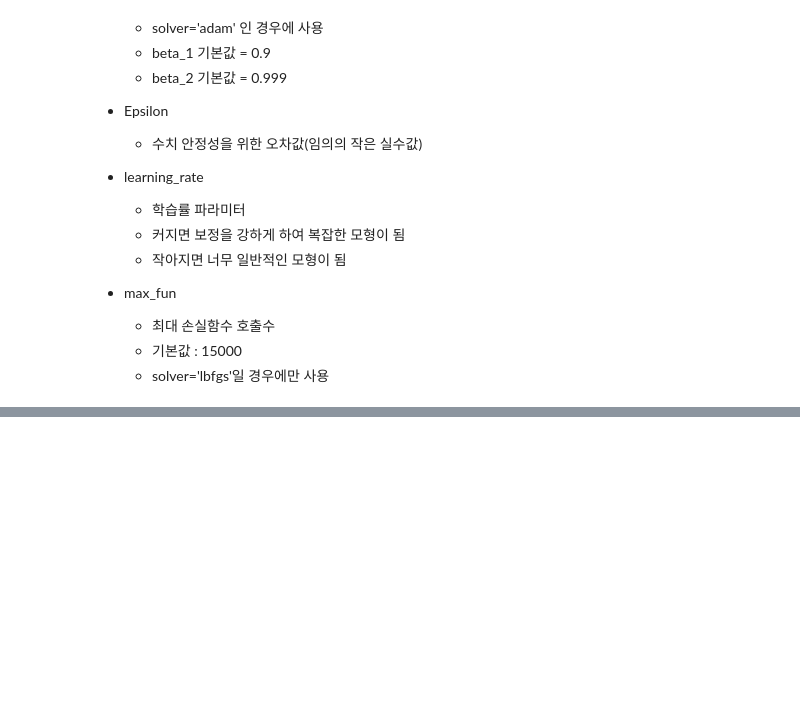
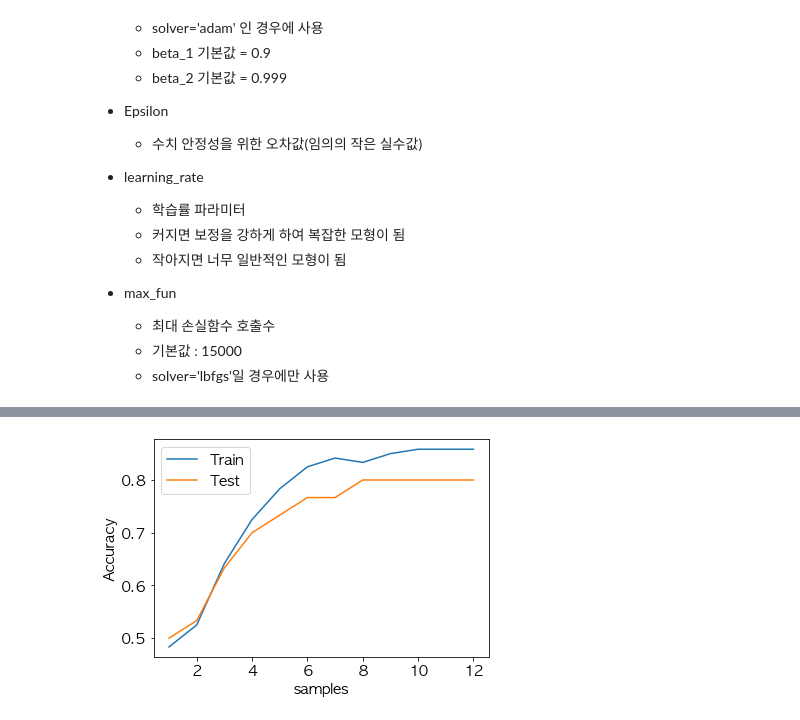
Before and after one commit to rileyko/PythonStudy, a Jupyter notebook: DeepLearning/MLP/MLP.ipynb, the cells around one changed output, grey strips where cells are left out. Drawn from its saved outputs; the diff is of its cells as text; code cells hidden in the pictures; blank space fills up the shorter version.

Commit message:
Finish Bulk Data Processing MLP

```diff
--- a/DeepLearning/MLP/MLP.ipynb
+++ b/DeepLearning/MLP/MLP.ipynb
@@ -573,0 +584,91 @@ y = y[idx]
+# %%
+from sklearn import datasets
+import numpy as np
+
+# 데이터셋 불러오기
+iris = datasets.load_iris()
+X = iris.data[:, :4]
+y = iris.target
+
+# 데이터를 섞음
+idx = np.arange(X.shape[0])
+np.random.seed(0)
+np.random.shuffle(idx)
+
+#종속 & 독립변수 설정
+X = X[idx]
+y = y[idx]
+
+#스케일링
+from sklearn.preprocessing import StandardScaler
+scaler = StandardScaler()
+scaler.fit(X) # X를 통해 학습 후,
+X = scaler.transform(X) # 스케일러를 통해 X의 스케일링 적용
+
+# 하이퍼파라미터 튜닝
+from sklearn.model_selection import GridSearchCV
+from sklearn.neural_network import MLPClassifier
+
+params = {
+    'hidden_layer_sizes' : [(10, ), (50, ), (100, ),
+                            (10, 10), (50, 50), (100, 100)],
+    'activation': ['tanh', 'relu'],
+    'alpha' : [0.0001, 0.01],
+}
+
+model = MLPClassifier(random_state=0, max_iter=5000)
+clf = GridSearchCV(model, param_grid=params, cv=3)
+clf.fit(X, y)
+
+print("최고 정확도:", clf.best_score_)
+print("최적의 모델:", clf.best_estimator_)
+
+# 학습용 & 검증용 데이터 80 : 20 구분
+from sklearn.model_selection import train_test_split
+X_train, X_test, y_train, y_test = train_test_split(X, y, test_size=0.2, stratify=y, random_state=0)
+
+#스케일링
+scaler = StandardScaler()
+scaler.fit(X_train)
+X_train = scaler.transform(X_train)
+X_test = scaler.transform(X_test)
+
+#데이터를 한꺼번에 처리하는 방식
+from sklearn.metrics import accuracy_score
+clf.fit(X_train, y_train)
+pred = clf.predict(X_test)
+print(accuracy_score(y_test, pred))
+
+# batch
+def batch(X1, y1, n):
+    x_size = len(X1)
+    for idx in range(0, x_size, n):
+        yield X1[idx:min(idx + n, x_size)], y1[idx:min(idx + n, x_size)]
+
+#10개씩 12회로 나누어 처리하는 방식 -> 시간은 더 오래걸릴 수 있으나 메모리를 절약할 수 있는 방법
+clf2 = MLPClassifier(random_state=0)
+points_tr = []
+points_te = []
+samp = batch(X_train, y_train, 10)
+for idx, (chunk_X, chunk_y) in enumerate(samp):
+    clf2.partial_fit(chunk_X, chunk_y, classes= [0,1,2])
+    pred = clf2.predict(X_train)
+    point = accuracy_score(y_train, pred)
+    print("학습용:", point)
+    points_tr.append(point)
+    pred = clf2.predict(X_test)
+    point= accuracy_score(y_test, pred)
+    print("검증용:", point)
+    points_te.append(point)
+
+
+# 결과 시각화
+%matplotlib inline
+import matplotlib.pyplot as plt
+plt.rcParams["font.size"] = 15
+plt.plot(range(1, 13), points_tr, label="Train")
+plt.plot(range(1, 13), points_te, label="Test")
+plt.ylabel("Accuracy")
+plt.xlabel("samples")
+plt.legend()
+# %% [output]
@@ -573,0 +693 @@ y = y[idx]
+[figure, added]
```
Also changed, not shown: parts of 5 cells of this notebook.
